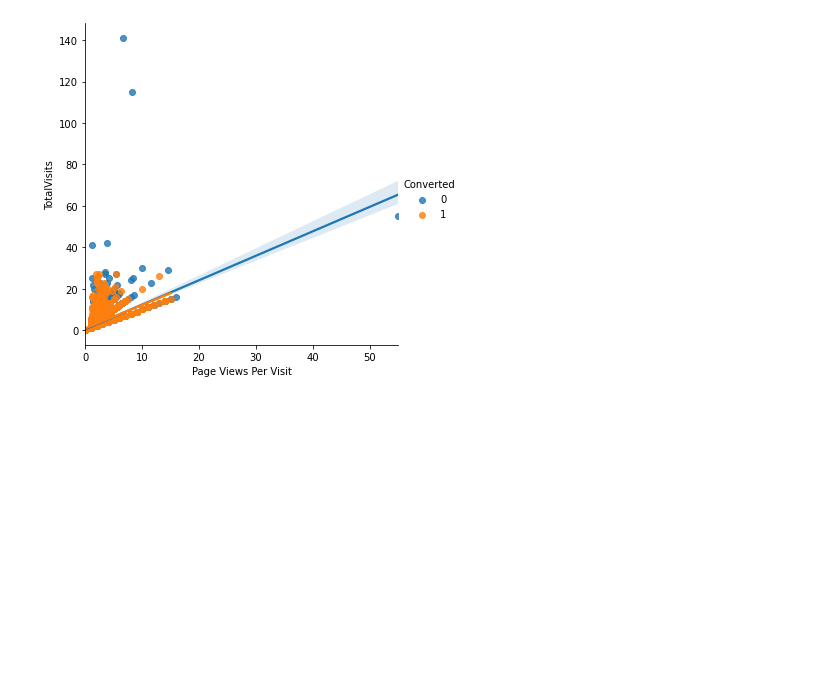
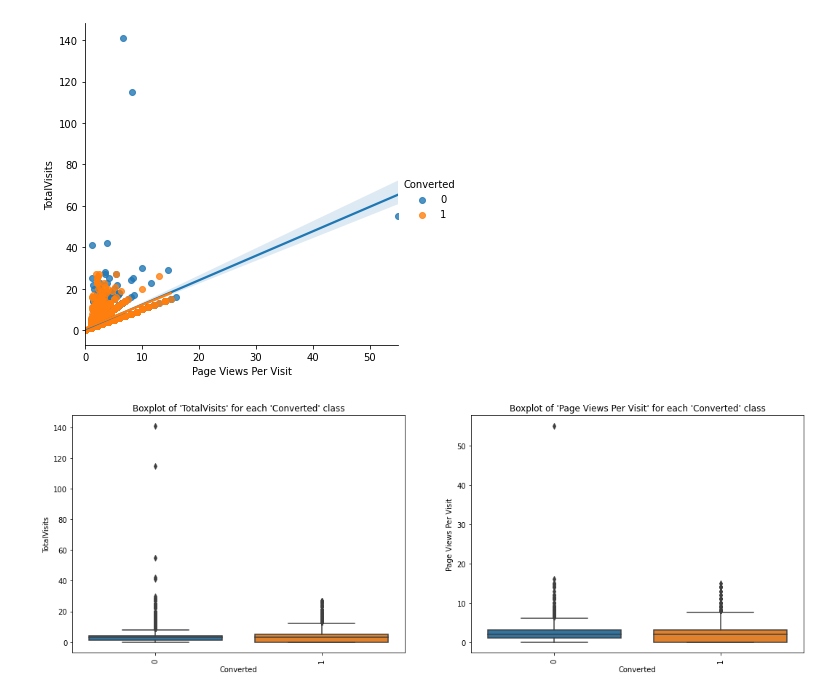
Before and after one commit to Janavi0308/lead-scoring, a Jupyter notebook: lead_scoring_eda.ipynb, the cells around one changed output. Cells and saved outputs as stored; diff of their text form; code cells hidden in the pictures; blank space fills up the shorter version.

```diff
--- a/lead_scoring_eda.ipynb
+++ b/lead_scoring_eda.ipynb
@@ -463,6 +465,23 @@ plt.show()
 * From the above **pie chart** we can observe that most of the yes-no fields are highly imbalanced and contain only 'No'.
 * We can keep only **'Do Not Email'** and **'A free copy of Mastering The Interview'**, rest we can drop as they don't serve much value.
 * **We can see that the customer who is interested in 'Mastering the interview', they are likely to be converted.**
+# %%
+# Dropping these unwanted flag columns
+object_cols_to_drop = [
+ 'Do Not Call',
+ 'Search',
+ 'Magazine',
+ 'Newspaper Article',
+ 'X Education Forums',
+ 'Newspaper',
+ 'Digital Advertisement',
+ 'Through Recommendations',
+ 'Receive More Updates About Our Courses',
+ 'Update me on Supply Chain Content',
+ 'Get updates on DM Content',
+ 'I agree to pay the amount through cheque']
+
+train_new.drop(object_cols_to_drop, axis=1, inplace=True)
 # %%
 # Analyzing rest object columns.
 rest_object_cols = ['Lead Origin',
@@ -518,0 +572,2 @@ train_new.describe()
+# %%
+train_new.drop('Last Notable Activity', axis=1, inplace=True)
@@ -535,3 +603,18 @@ plt.show()
 # %% [output]
 <Figure size 864x432 with 0 Axes>
 [figure]
+# %%
+plt.figure(figsize=(18, 6))
+plt.subplot(1, 2, 1)
+plt.title("Boxplot of 'TotalVisits' for each 'Converted' class")
+sns.boxplot(x="Converted", y="TotalVisits", data=train_new)
+plt.xticks(rotation=90)
+
+plt.subplot(1, 2, 2)
+plt.title("Boxplot of 'Page Views Per Visit' for each 'Converted' class")
+sns.boxplot(x="Converted", y="Page Views Per Visit", data=train_new)
+plt.xticks(rotation=90)
+
+plt.show()
+# %% [output]
+[figure, added]
```
Also changed, not shown: parts of 47 cells of this notebook.
